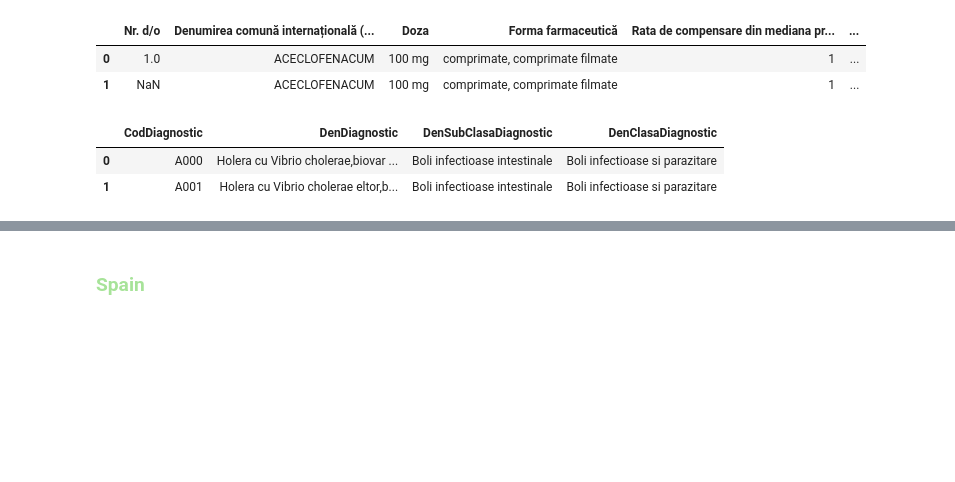
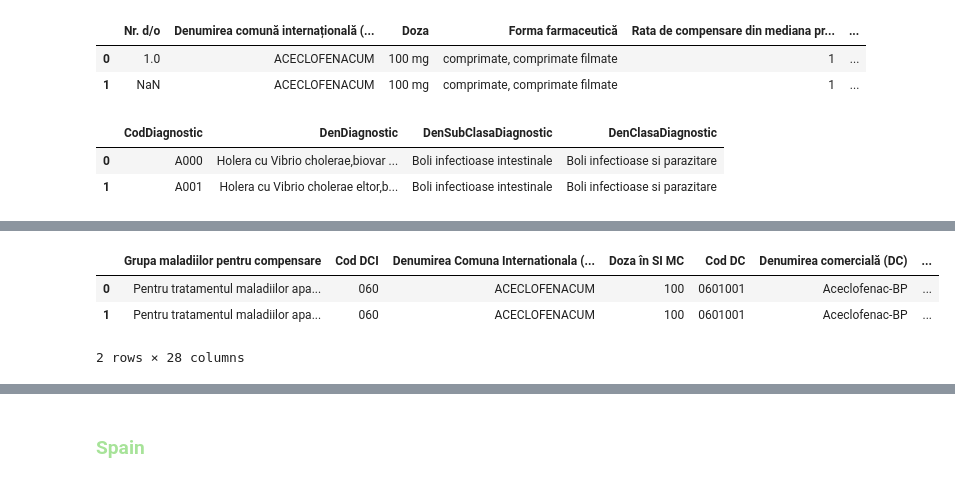
Before and after one commit to LEValexSci/Data_Analytics_2025-2026, a Jupyter notebook: Tasca S13_Project/transformation_etc_pipeline.ipynb, the cells around one changed output, grey strips where cells are left out. Cells and saved outputs as stored; diff of their text form; code cells hidden in the pictures; blank space fills up the shorter version.

```diff
--- a/Tasca S13_Project/transformation_etc_pipeline.ipynb
+++ b/Tasca S13_Project/transformation_etc_pipeline.ipynb
@@ -45,0 +69,7 @@ dc_cim = lista_dc_cnam.merge(cim, )
+# %%
+dc_dci_coverage.head(2)
+# %% [output]
+|  | Grupa maladiilor pentru compensare | Cod DCI | Denumirea Comuna Internationala (... | Doza în SI MC | Cod DC | Denumirea comercială (DC) | ... |
+| 0 | Pentru tratamentul maladiilor apa... | 060 | ACECLOFENACUM | 100 | 0601001 | Aceclofenac-BP | ... |
+| 1 | Pentru tratamentul maladiilor apa... | 060 | ACECLOFENACUM | 100 | 0601001 | Aceclofenac-BP | ... |
+2 rows × 28 columns
```
Also changed, not shown: parts of 21 cells of this notebook, 5 other files.
